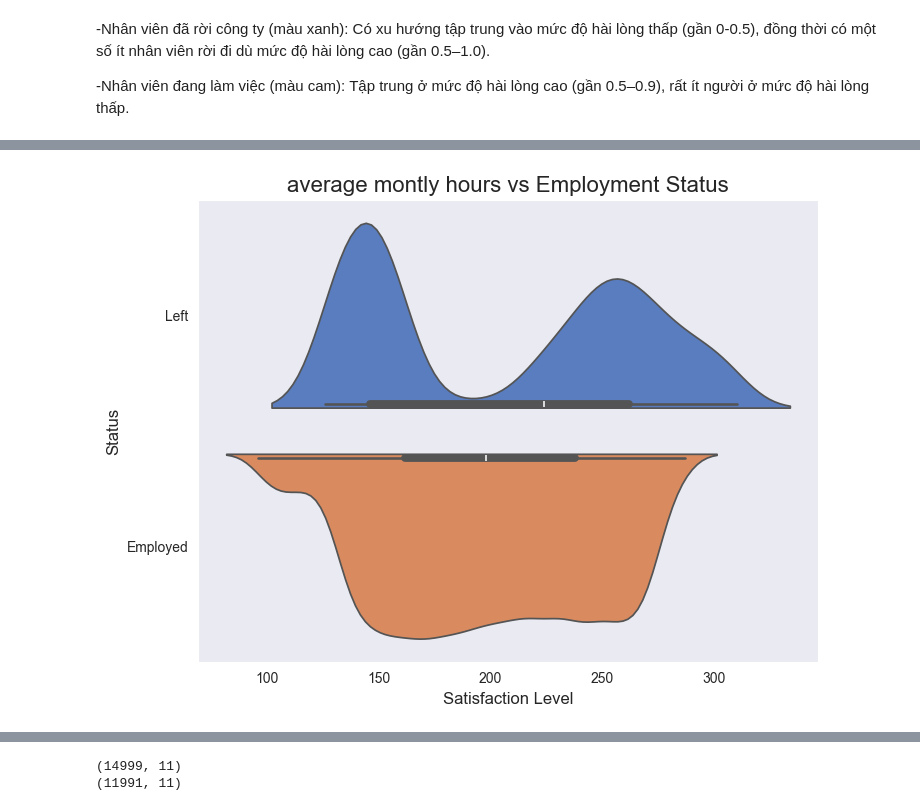
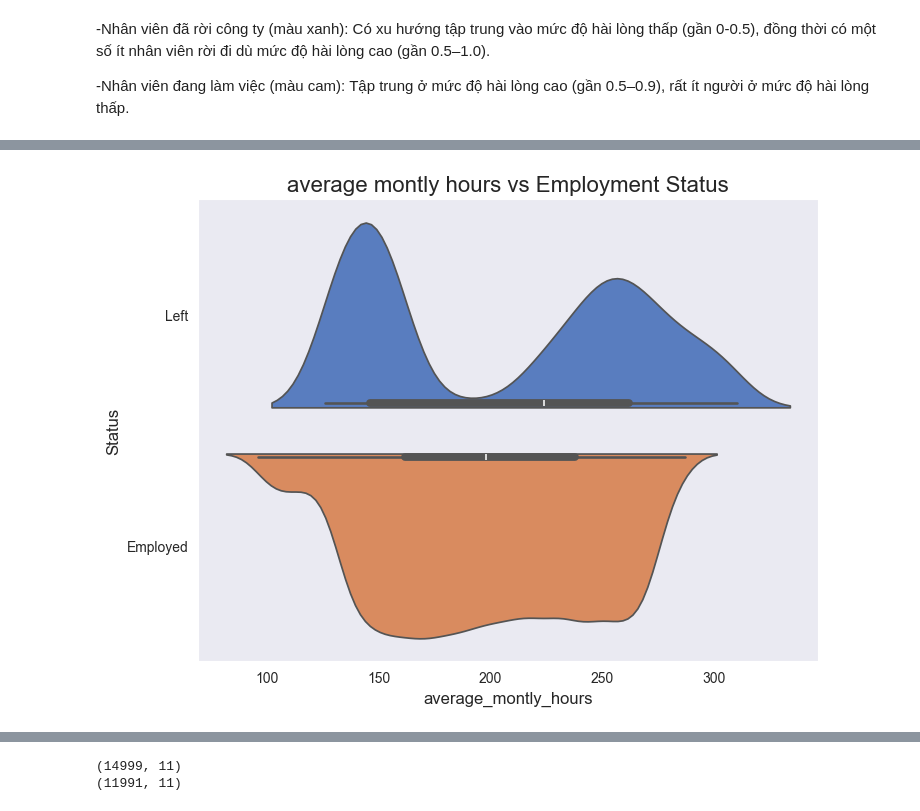
Before and after one commit to Nhii0492/Predict-Employee-Churn, a Jupyter notebook: Predict Employee Churn-Machine Learning.ipynb, the cells around one changed output, grey strips where cells are left out. Drawn from its saved outputs; the diff is of its cells as text; code cells hidden in the pictures.

```diff
--- a/Predict Employee Churn-Machine Learning.ipynb
+++ b/Predict Employee Churn-Machine Learning.ipynb
@@ -177,15 +202,15 @@ những nhân viên được đánh giá có hiệu suất thấp thì rời cô
 # %%
 plt.figure(figsize=(8, 6))
 sb.violinplot(x='average_montly_hours', y='status', data=df, palette='muted', split=True)
 
 
 plt.title('average montly hours vs Employment Status', fontsize=16)
-plt.xlabel('Satisfaction Level', fontsize=12)
+plt.xlabel('average_montly_hours', fontsize=12)
 plt.ylabel('Status', fontsize=12)
 
 plt.show()
 # %% [output]
-[figure, old version]
+[figure, new version]
 # %%
 plt.figure(figsize=(8, 6))
 sb.violinplot(x='number_project', y='status', data=df, palette='muted', split=True)
```
Also changed, not shown: parts of 45 cells of this notebook.
